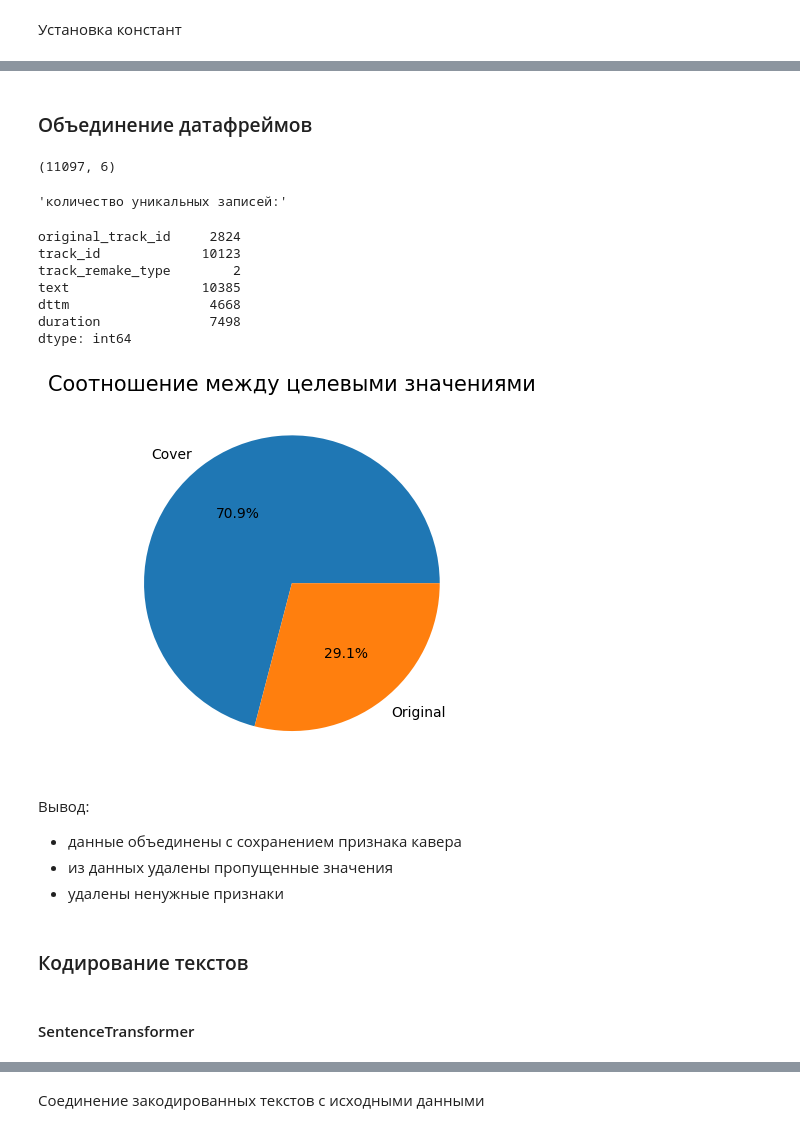
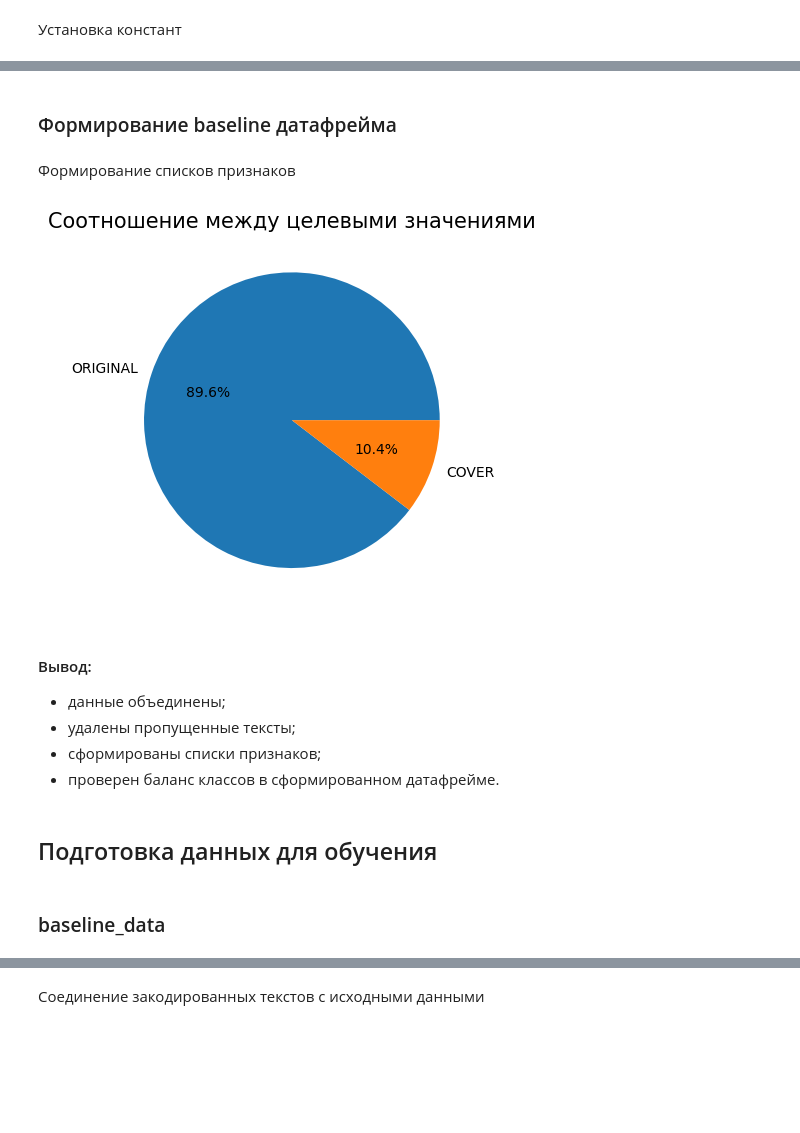
Before and after one commit to denis-42ds/cover-songs-search, a Jupyter notebook: music_covers.ipynb, the cells around one changed output, grey strips where cells are left out. Drawn from its saved outputs; the diff is of its cells as text; code cells hidden in the pictures; blank space fills up the shorter version.

Commit message:
research_class and some visualizations added

```diff
--- a/music_covers.ipynb
+++ b/music_covers.ipynb
@@ -83,14 +160,7 @@ MAX_TOKEN_LEN = 512 # ограничение на максимальную дл
 # %%
-try:
-    covers = pd.read_json('./drive/MyDrive/Colab Notebooks/music_covers/covers.json', orient='records', lines=True)
-    lyrics = pd.read_json('./drive/MyDrive/Colab Notebooks/music_covers/lyrics.json', orient='records', lines=True)
-    meta = pd.read_json('./drive/MyDrive/Colab Notebooks/music_covers/meta.json', orient='records', lines=True)
-    print('загружено из каталога "Colab Notebooks"')
-except:
-    covers = pd.read_json('data/covers.json', orient='records', lines=True)
-    lyrics = pd.read_json('data/lyrics.json', orient='records', lines=True)
-    meta = pd.read_json('data/meta.json', orient='records', lines=True)
-    print('загружено из каталога "data"')
+covers = pd.read_json(COVERS_PATH, orient='records', lines=True)
+lyrics = pd.read_json(LYRICS_PATH, orient='records', lines=True)
+meta = pd.read_json(META_DATA_PATH, orient='records', lines=True)
 
 np.array(covers).shape, np.array(lyrics).shape, np.array(meta).shape
 # %% [output]
@@ -244,24 +324,13 @@ memory usage: 1.6+ MB
 # %% [markdown]
-### Объединение датафреймов
+### Формирование baseline датафрейма
 # %%
-cover_lyric = (filled_data
+covers_base = covers.copy()
+covers_base.dropna(subset='original_track_id', inplace=True)
+cover_lyric = (covers_base
                .merge(lyrics, on='track_id', how='left')
-               .merge(meta[['track_id', 'dttm', 'duration']], on='track_id', how='left')
-              ) # объединение по левой таблице
+               .merge(meta, on='track_id', how='left')
+              )
+
+cover_lyric.dropna(subset=['text'], inplace=True)
-# %%
-cover_lyric_wona = cover_lyric.dropna(subset=['text']).reset_index(drop=True) # удаление пропусков
-cover_lyric_wona = cover_lyric_wona.drop(['lyricId'], axis=1) # удаление колонки lyricId
-cover_lyric_wona.shape
-# %% [output]
-(11097, 6)
-# %%
-display('количество уникальных записей:', cover_lyric_wona.nunique())
-# %% [output]
-'количество уникальных записей:'
-original_track_id     2824
-track_id             10123
-track_remake_type        2
-text                 10385
-dttm                  4668
-duration              7498
-dtype: int64
+# %% [markdown]
+Формирование списков признаков
@@ -268,19 +343,21 @@ dtype: int64
 # %%
-labels = 'Cover', 'Original'
-sizes = [cover_lyric_wona['track_remake_type'].value_counts()[0], cover_lyric_wona['track_remake_type'].value_counts()[1]]
+labels = cover_lyric['track_remake_type'].value_counts().index
+sizes = [cover_lyric['track_remake_type'].value_counts().iloc[0],
+         cover_lyric['track_remake_type'].value_counts().iloc[1]]
 fig1, ax1 = plt.subplots()
 ax1.pie(sizes, labels=labels, autopct='%1.1f%%')
 plt.title('Соотношение между целевыми значениями', size=15)
 plt.show()
 # %% [output]
-[figure, old version]
+[figure, new version]
 # %% [markdown]
-Вывод:
-- данные объединены с сохранением признака кавера
-- из данных удалены пропущенные значения
-- удалены ненужные признаки
+#### Вывод:
+- данные объединены;
+- удалены пропущенные тексты;
+- сформированы списки признаков;
+- проверен баланс классов в сформированном датафрейме.
 # %% [markdown]
-### Кодирование текстов
+## Подготовка данных для обучения
-# %% [markdown]
-#### SentenceTransformer
+# %% [markdown]
+### baseline_data
 # %%
```
Also changed, not shown: parts of 66 cells of this notebook, 4 other files.
